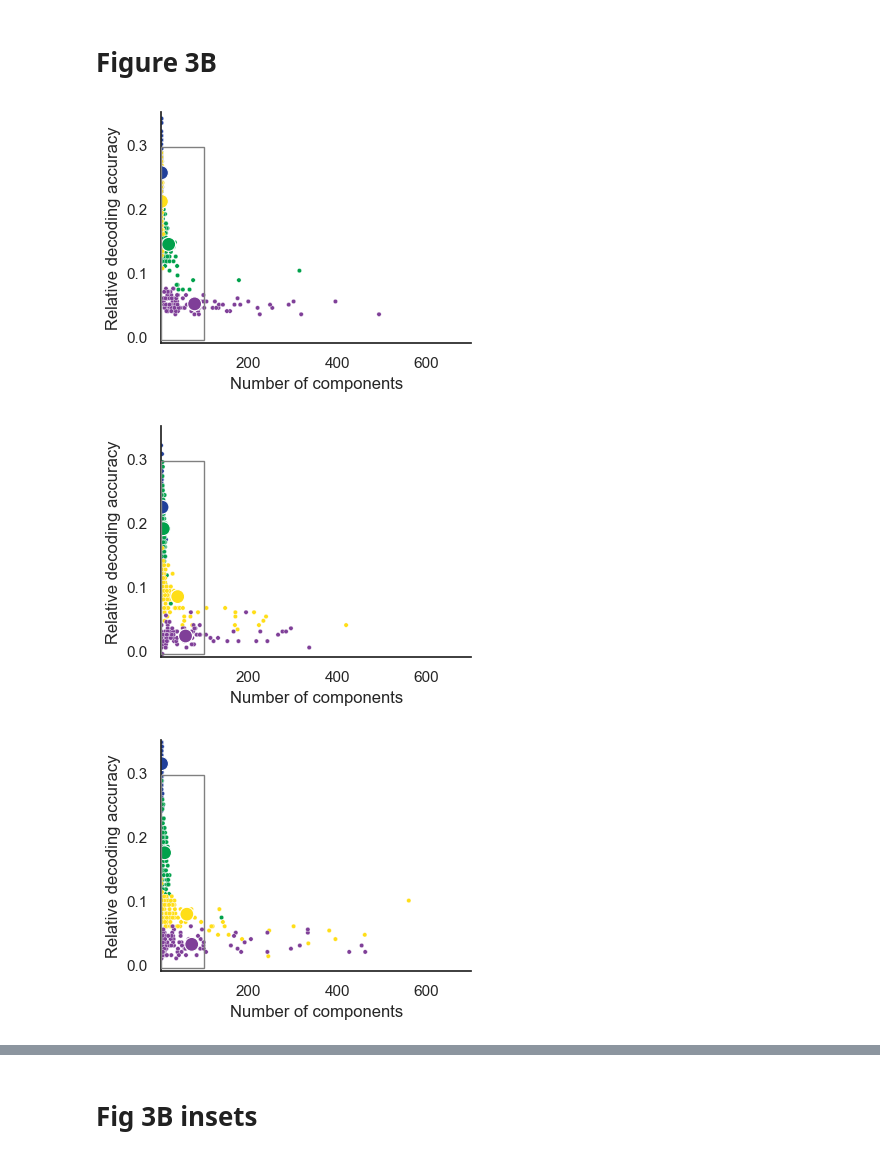
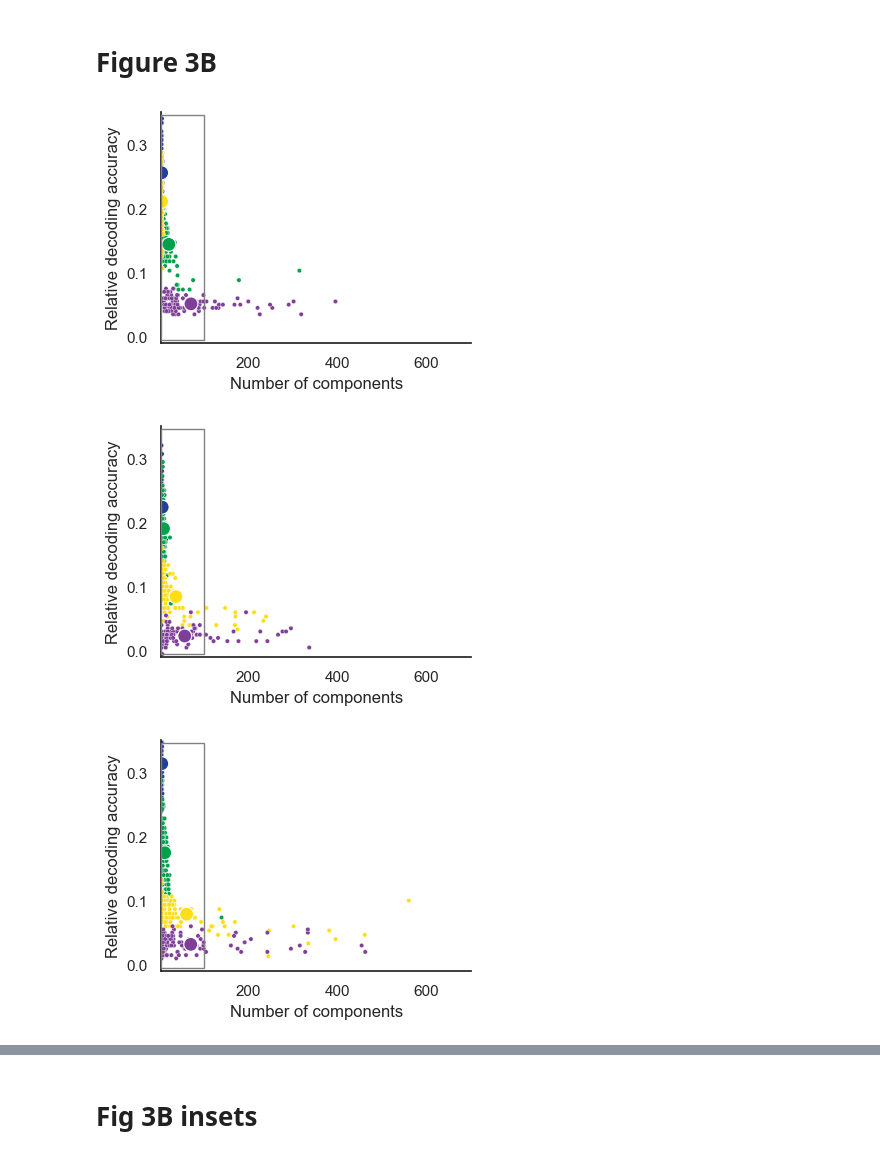
Before and after one commit to ContextLab/pca_paper, a Jupyter notebook: code/notebooks/decoding_and_compression.ipynb, the cells around one changed output, grey strips where cells are left out. Saved outputs shown, nothing was run; the diff lists cells and outputs as text; code cells hidden in the pictures.

```diff
--- a/code/notebooks/decoding_and_compression.ipynb
+++ b/code/notebooks/decoding_and_compression.ipynb
@@ -195,6 +194,7 @@ def plot_accuracy(x, fname=None):
 def info_and_compressibility(d, target=0.05):
     def closest(x, target):
         dists = np.abs(x.values - target)
+        dists[x.values < target] += 10 * np.max(dists)
         return int(x.index.values[np.argmin(dists)])
 
     df = []
@@ -321,11 +325,11 @@ for i in range(n_parts):
 # %%
 for i in range(n_parts):
     fig = plot_info_and_compressibility_scatter(decoding_results[f'pt{i}']);
     ax = plt.gca()
-    ax.add_patch(Rectangle((3, -0.005), 97, 0.3, fill=False, edgecolor='gray', linewidth=1, zorder=3))
+    ax.add_patch(Rectangle((3, -0.005), 97, 0.35, fill=False, edgecolor='gray', linewidth=1, zorder=3))
 
     fig.savefig(os.path.join(figdir, f'decoding_pt{i + 1}_of_{n_parts}_scatter.pdf'), bbox_inches='tight')
 # %% [output]
-[figure, old version]
+[figure, new version]
-[figure, old version]
+[figure, new version]
-[figure, old version]
+[figure, new version]
```
Also changed, not shown: parts of 21 cells of this notebook, 25 other files.
